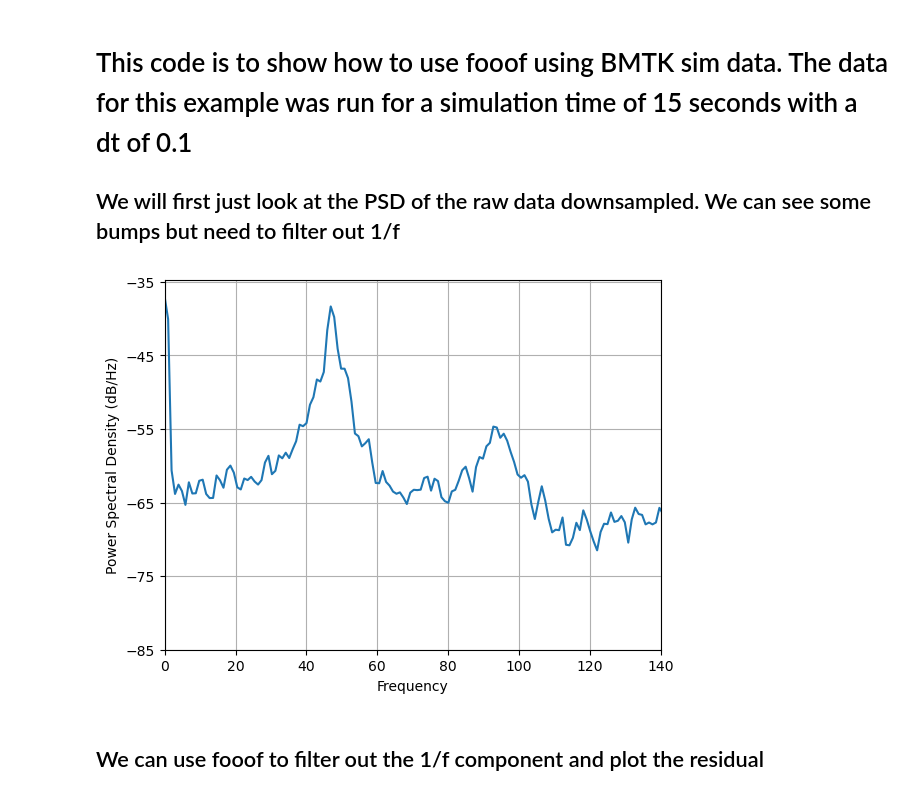
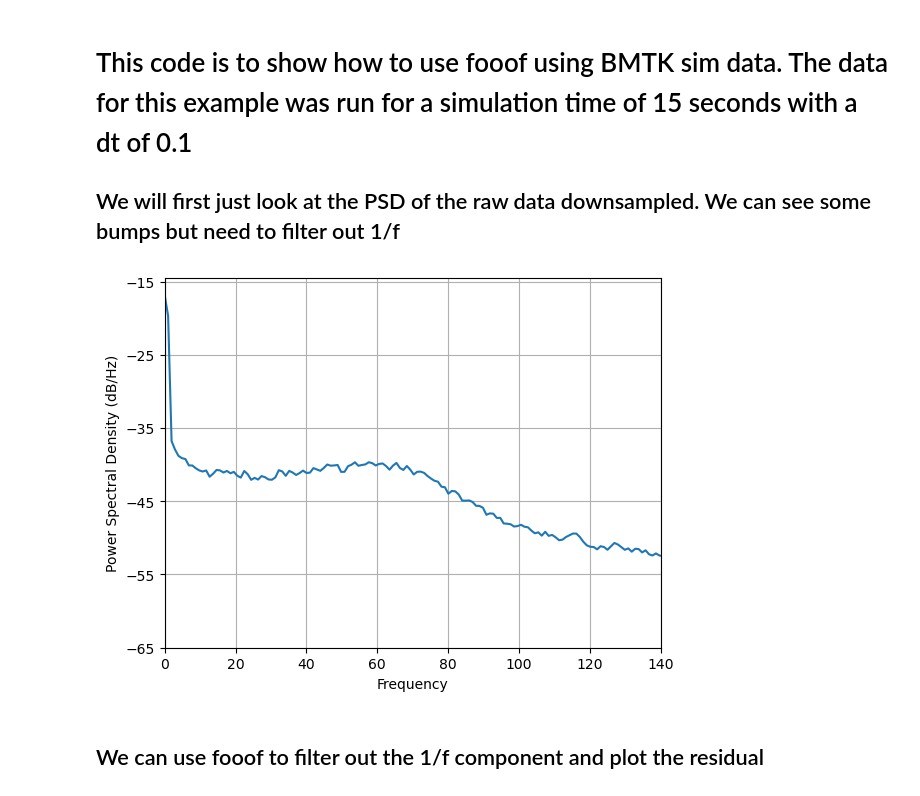
Before and after one commit to GregGlickert/Fooof-PSD-example, a Jupyter notebook: Untitled.ipynb, the cells around one changed output. Drawn from its saved outputs; the diff is of its cells as text; code cells hidden in the pictures.

Commit message:
added data options

```diff
--- a/Untitled.ipynb
+++ b/Untitled.ipynb
@@ -17,14 +17,18 @@ from scipy.signal import welch
 
 ## We will first just look at the PSD of the raw data downsampled. We can see some bumps but need to filter out 1/f
 # %%
-f = h5py.File('ecp.h5','r')
-data = f['ecp']['data'][50000:][::10].reshape(-1,)
-#data = f['ecp']['data'][50000:].reshape(-1,)
+use_fengs_data = True
+
+if use_fengs_data == False:
+    f = h5py.File('ecp.h5','r')
+    data = f['ecp']['data'][50000:][::10].reshape(-1,)
+if use_fengs_data == True:
+    data = np.loadtxt('LFP_elec_0')
 freq, psd = plt.psd(data, NFFT=1024, Fs=1000)
 plt.xlim(0,140)
 plt.show()
 # %% [output]
-[figure, old version]
+[figure, new version]
 # %% [markdown]
 ## We can use fooof to filter out the 1/f component and plot the residual
 # %%
```
Also changed, not shown: parts of 1 cell of this notebook.
